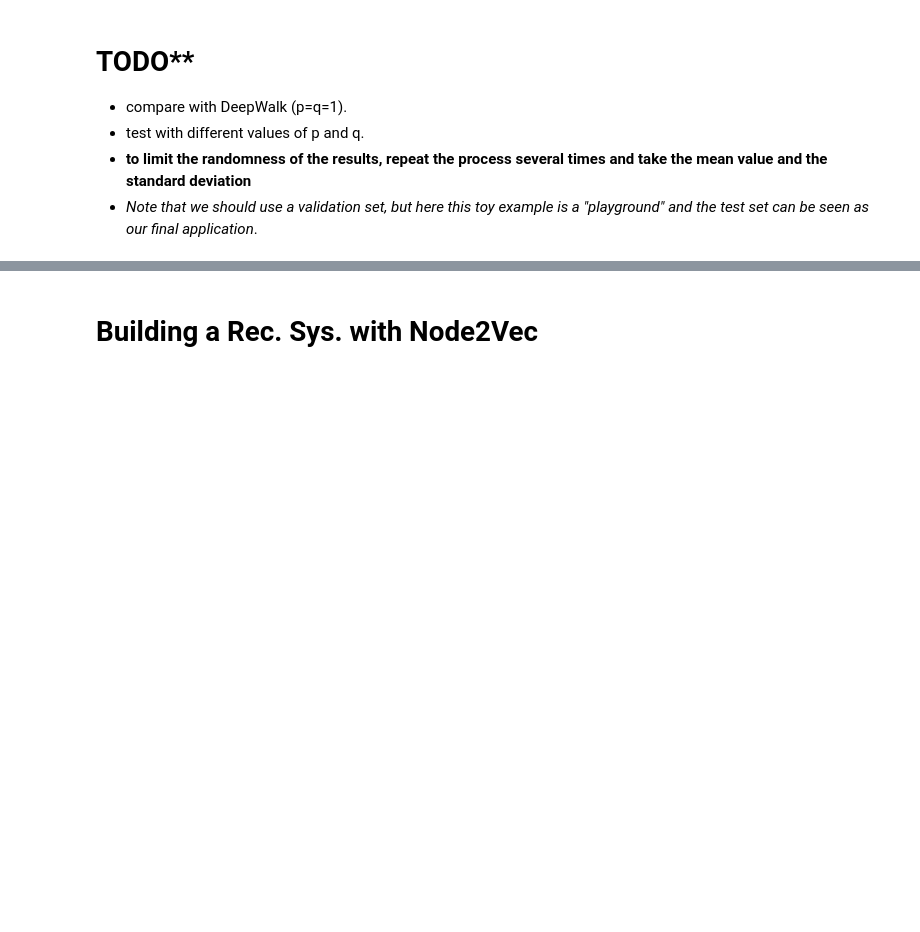
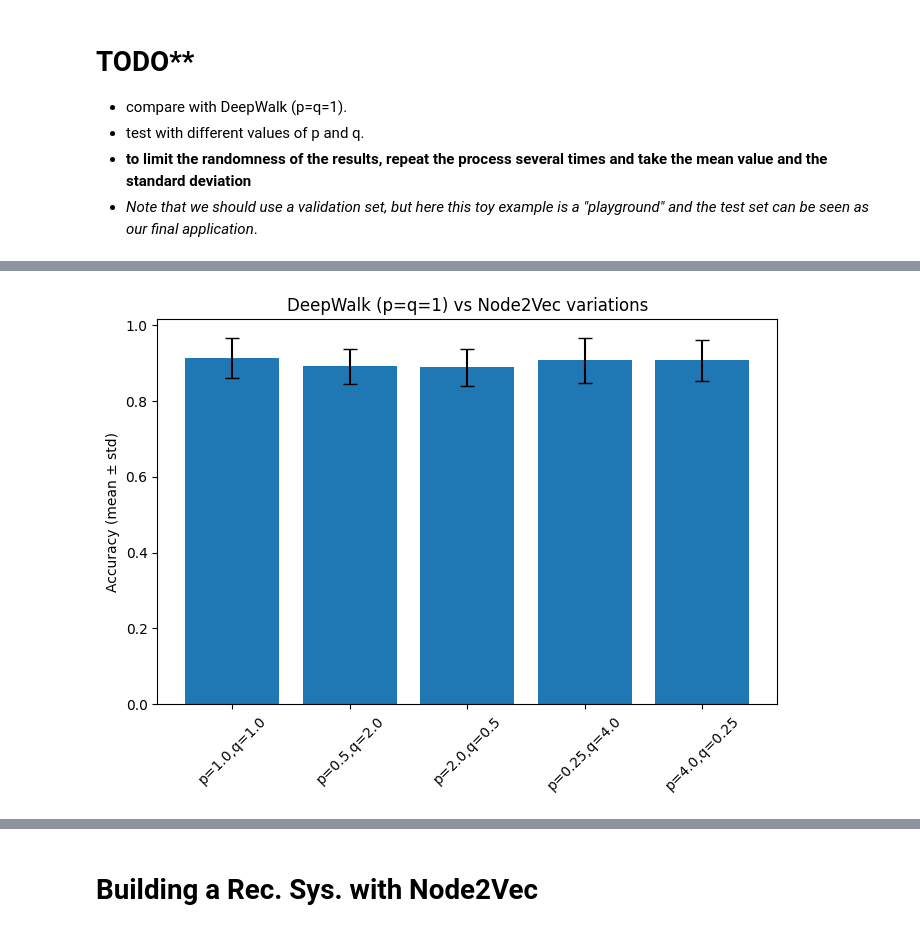
Before and after one commit to grodriguez-fr/GNN, a Jupyter notebook: 1_DeepWalk_and_Node2Vec_TODO.ipynb, the cells around one changed output, grey strips where cells are left out. Saved outputs shown, nothing was run; the diff lists cells and outputs as text; code cells hidden in the pictures; blank space fills up the shorter version.

```diff
--- a/1_DeepWalk_and_Node2Vec_TODO.ipynb
+++ b/1_DeepWalk_and_Node2Vec_TODO.ipynb
@@ -467,0 +462,85 @@ Node2Vec accuracy = 95.45%
+# %%
+try :
+    import pandas as pd
+except:
+    %pip install pandas
+    import pandas as pd
+
+param_grid = [
+    (1, 1),
+    (0.5, 2),
+    (2, 0.5),
+    (0.25, 4),
+    (4, 0.25)
+]
+
+results = []
+
+n_runs = 20
+walk_length = 20
+num_walks = 80
+
+for (p, q) in param_grid:
+    acc_scores = []
+
+    for run in range(n_runs):
+        random.seed(run)
+        np.random.seed(run)
+
+        # Generate random walks
+        walks = []
+        for node in G.nodes:
+            for _ in range(num_walks):
+                walks.append(random_walk(node, walk_length, p, q))
+
+        # Train Word2Vec
+        model = Word2Vec(
+            walks,
+            hs=1,
+            sg=1,
+            vector_size=100,
+            window=10,
+            workers=2,
+            min_count=1,
+            seed=run
+        )
+        model.train(walks, total_examples=model.corpus_count, epochs=10)
+
+        # Prepare train/test masks
+        train_mask = [2, 4, 6, 8, 10, 12, 14, 16, 18, 20, 22, 24]
+        test_mask = [0, 1, 3, 5, 7, 9, 11, 13, 15, 17, 19, 21, 23, 25, 26, 27, 28, 29, 30, 31, 32, 33]
+
+        X_train = np.array([model.wv[i] for i in train_mask])
+        X_test = np.array([model.wv[i] for i in test_mask])
+        y_train = labels[train_mask]
+        y_test = labels[test_mask]
+
+        # Train classifier
+        clf = RandomForestClassifier()
+        clf.fit(X_train, y_train)
+
+        # Evaluate accuracy
+        y_pred = clf.predict(X_test)
+        acc = accuracy_score(y_test, y_pred)
+        acc_scores.append(acc)
+
+    # Store results
+    mean_acc = np.mean(acc_scores)
+    std_acc = np.std(acc_scores)
+    results.append((p, q, mean_acc, std_acc))
+
+# --- Summary table ---
+df_results = pd.DataFrame(results, columns=["p", "q", "mean_accuracy", "std_accuracy"])
+display(df_results)
+
+# --- Optional: Visualization ---
+import matplotlib.pyplot as plt
+
+plt.figure(figsize=(8,5))
+plt.bar([f"p={p},q={q}" for p,q in df_results[['p','q']].values], df_results["mean_accuracy"],
+        yerr=df_results["std_accuracy"], capsize=5)
+plt.xticks(rotation=45)
+plt.ylabel("Accuracy (mean ± std)")
+plt.title("DeepWalk (p=q=1) vs Node2Vec variations")
+plt.show()
+# %% [output]
@@ -467,0 +553 @@ Node2Vec accuracy = 95.45%
+[figure, added]
```
Also changed, not shown: parts of 11 cells of this notebook.
